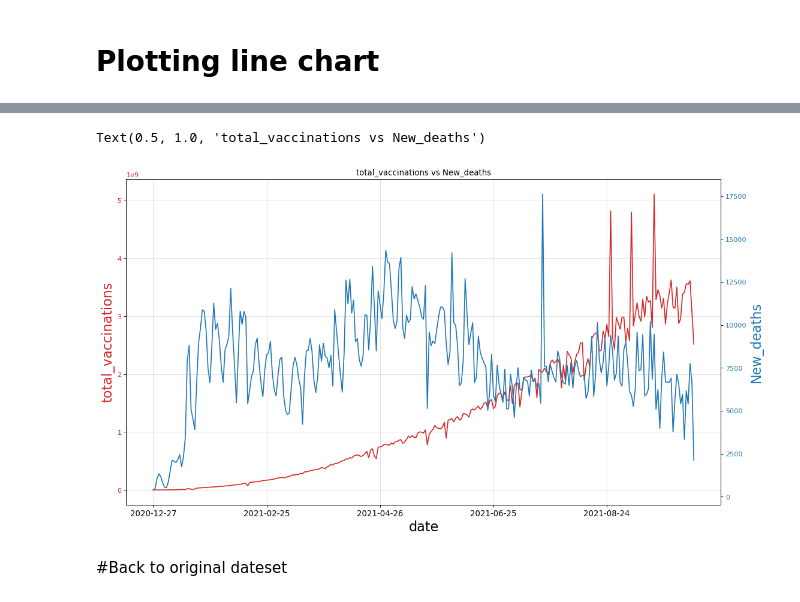
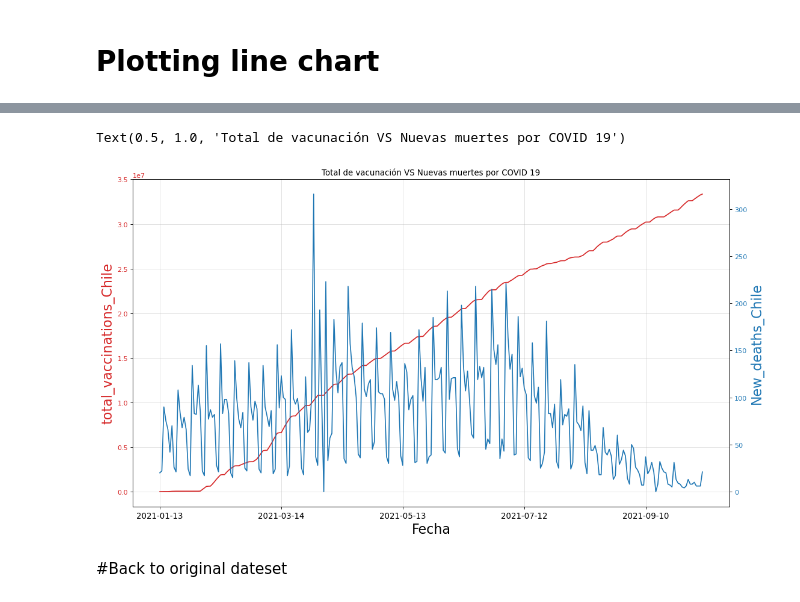
Before and after one commit to ijarpa/ijarpa, a Jupyter notebook: Covid_Chile/liner-regression-vaccination-mortality-analysis.ipynb, the cells around one changed output, grey strips where cells are left out. Drawn from its saved outputs; the diff is of its cells as text; code cells hidden in the pictures.

```diff
--- a/Covid_Chile/liner-regression-vaccination-mortality-analysis.ipynb
+++ b/Covid_Chile/liner-regression-vaccination-mortality-analysis.ipynb
@@ -40,3 +31,6 @@ df.head()
+# %%
+countries = df.groupby('country')
+chile = countries.get_group('Chile')
 # %% [markdown]
 # Basic Information of Data
 # %%
@@ -87,13 +81,4 @@ msgo.matrix(df)
 # %% [markdown]
 ## Delete Unnamed column
 # %%
-# Control + Alt para comentar todas las filas
-#df.columns
-#for col in df.columns:
-#    if col.startswith('Unnamed'):
-#        del df[col]
-
-# Otra forma de eliminar columnas
-df = df.drop(['Unnamed: 0'], axis=1)
-
-df.head()
+chile = chile.drop(['Unnamed: 0'], axis=1)
@@ -123,10 +98,6 @@ df.describe(include='O')
 # %% [markdown]
 ## Ratio of people fully vaccinated
 # %%
-#total population in this dataset
-#total_population = df['population'].unique().sum()
-#total_population
-
-# Agrupar datos solo para Chile
-grupos = df.groupby('country')
-chile = grupos.get_group('Chile')
+#total population in Chile
+total_population_chile = chile['population'].max()
+total_population_chile
@@ -201,7 +146,7 @@ plt.show()
 # %% [markdown]
 # Grouping Data Times Series
 # %%
-date_group = df.groupby('date').agg('sum').reset_index()
+date_group = chile.groupby('date').agg('sum').reset_index()
 date_group
 # %% [output]
 |  | date | total_vaccinations | people_vaccinated | people_fully_vaccinated | New_deaths | population | ratio |
@@ -222,32 +180,33 @@ date_group
 # %%
 #preparing data
+# total de vacunados vs numero de muertos en el rango de fechas para Chile
 x = date_group['date']
 y1 = date_group['total_vaccinations']
 y2 = date_group['New_deaths']
 
 #line 1
 fig, ax1 = plt.subplots(1,1,figsize=(16,9), dpi= 80)
 ax1.plot(x,y1,color='tab:red')
 
 #line 2
 ax2 = ax1.twinx()
 ax2.plot(x,y2,color='tab:blue')
 
 #decorations line 1
-ax1.set_xlabel('date',fontsize=20)
+ax1.set_xlabel('Fecha',fontsize=20)
 ax1.tick_params(axis='x',rotation=0,labelsize=12)
-ax1.set_ylabel('total_vaccinations',color='tab:red',fontsize=20)
+ax1.set_ylabel('total_vaccinations_Chile',color='tab:red',fontsize=20)
 ax1.tick_params(axis='y',rotation=0,labelcolor='tab:red')
 ax1.grid(alpha=0.4)
 
 #decorations line 2
-ax2.set_ylabel('New_deaths',fontsize=20,color='tab:blue')
+ax2.set_ylabel('New_deaths_Chile',fontsize=20,color='tab:blue')
 ax2.tick_params(axis='y',rotation=0,labelcolor='tab:blue')
 ax2.set_xticks(np.arange(0,len(x),60))#
-ax2.set_title('total_vaccinations vs New_deaths')
+ax2.set_title('Total de vacunación VS Nuevas muertes por COVID 19')
 # %% [output]
-Text(0.5, 1.0, 'total_vaccinations vs New_deaths')
+Text(0.5, 1.0, 'Total de vacunación VS Nuevas muertes por COVID 19')
-[figure, old version]
+[figure, new version]
 # %% [markdown]
 #Back to original dateset
 # %% [markdown]
```
Also changed, not shown: parts of 28 cells of this notebook.
